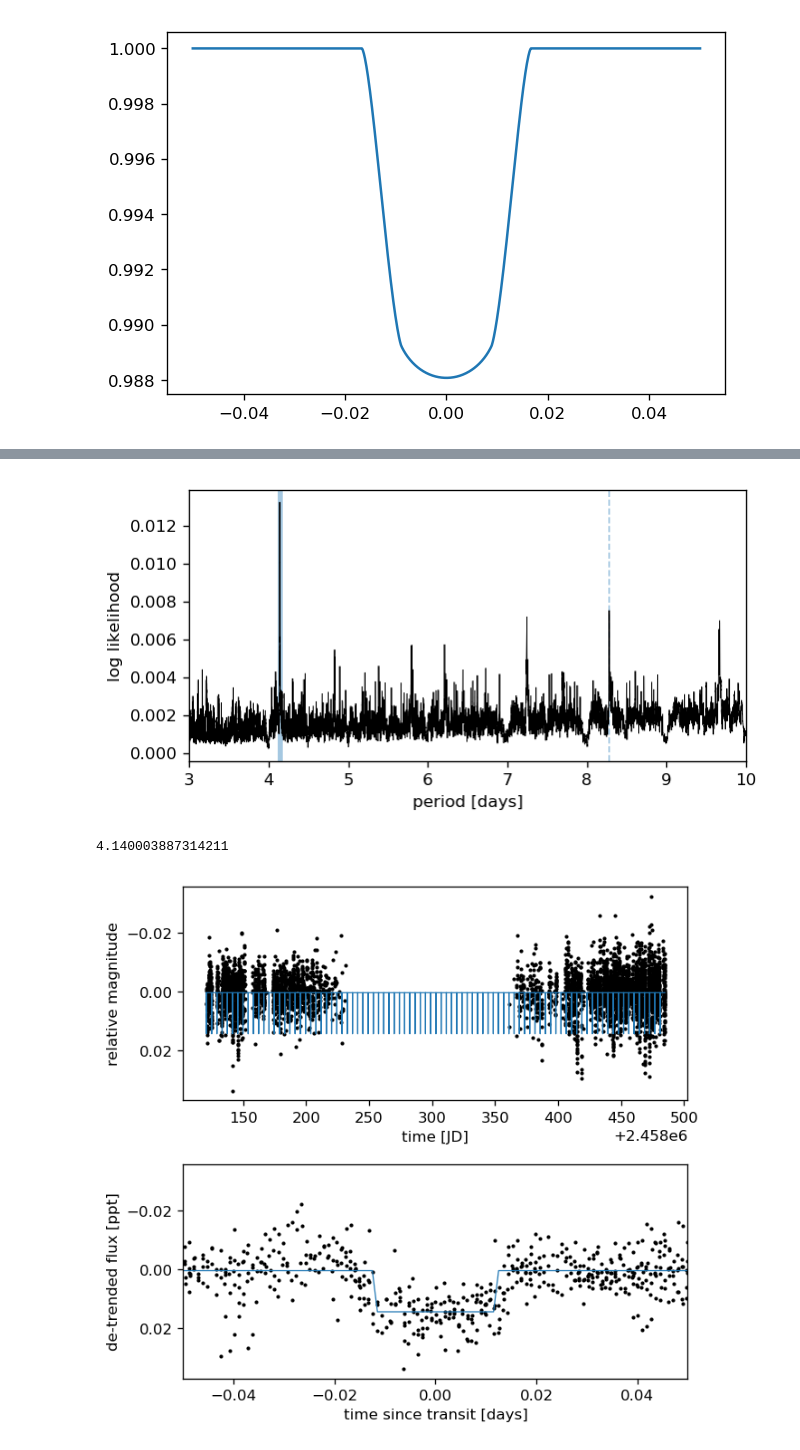
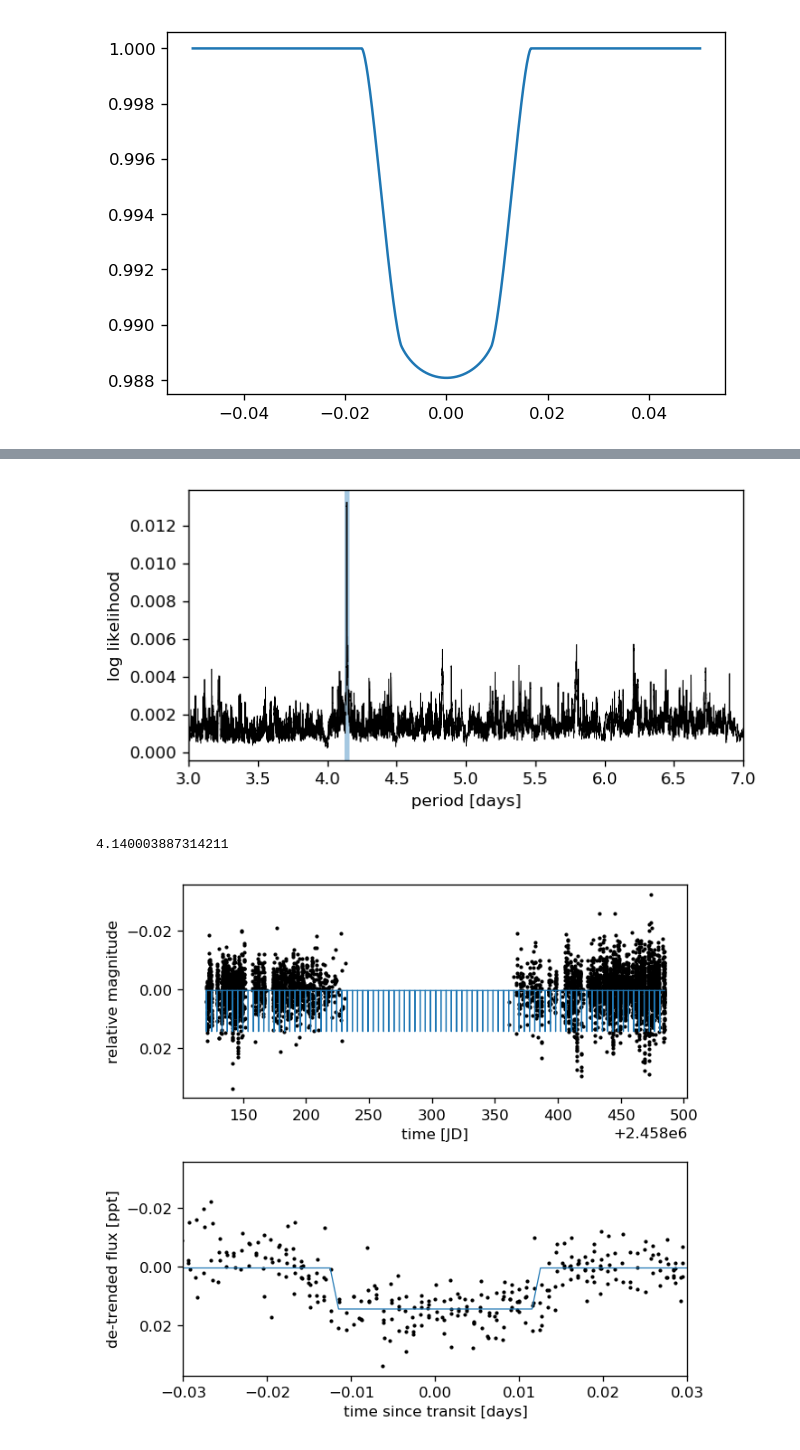
Before and after one commit to ruoyanwangdr/Dectection-of-Bright-Transiting-Exoplanet-with-MASCARA-TESS, a Jupyter notebook: ls_1359354.ipynb, the cells around one changed output, grey strips where cells are left out. Drawn from its saved outputs; the diff is of its cells as text; code cells hidden in the pictures.

```diff
--- a/ls_1359354.ipynb
+++ b/ls_1359354.ipynb
@@ -306,6 +305,8 @@ m.
 durations = np.linspace(0.01, 0.1, 20)
 model = BLS(lsc_jd, injected_mag*(-1))
 print(durations)
+results = model.autopower(durations, minimum_period=3, maximum_period=7, frequency_factor=5.0)
+print(results)
 # %% [output]
 [0.01       0.01473684 0.01947368 0.02421053 0.02894737 0.03368421
  0.03842105 0.04315789 0.04789474 0.05263158 0.05736842 0.06210526
@@ -314,3 +330,0 @@ print(durations)
-# %%
-results = model.autopower(durations, minimum_period=3, maximum_period=10, frequency_factor=5.0)
-print(results)
@@ -368,7 +347,7 @@ ax.set_xlim(results.period.min(), results.period.max())
 ax.set_xlabel("period [days]")
 ax.set_ylabel("log likelihood");
 # %% [output]
-[figure, old version]
+[figure, new version]
 # %%
 period
 # %% [output]
@@ -382,32 +361,32 @@ duration = results.duration[index]/period
 
 fig, axes = plt.subplots(2, 1, figsize=(6, 6))
 fig.subplots_adjust(hspace=0.3)
 
 # Plot the light curve and best-fit model
 ax = axes[0]
 ax.plot(lsc_jd, injected_mag, ".k", ms=3)
 x = np.linspace(lsc_jd.min(), lsc_jd.max(), 3*len(lsc_jd))
 f = model.model(x, period, duration, t0)*(-1)
 ax.plot(x, f, lw=0.75)
 #ax.set_xlim(lsc_jd.min(), lsc_jd.max())
 #ax.set_ylim(-1.52, 0.4)
 ax.invert_yaxis()
 ax.set_xlabel("time [JD]")
 ax.set_ylabel("relative magnitude");
 
 # Plot the folded data points within 0.5 days of the transit time
 ax = axes[1]
 #x = (t - t0 + 0.5*period) % period - 0.5*period
 #m = np.abs(x) < 0.5 * u.day
 ax.plot(phase, injected_mag, ".k", ms=3)
 
 # Over-plot the best fit model
 x = np.linspace(-0.5, 0.5, 1000)
 f = model.model(x + t0, period, duration, t0)*(-1)
 ax.plot(x, f, lw=0.75)
-ax.set_xlim(-0.05, 0.05)
+ax.set_xlim(-0.03, 0.03)
 ax.invert_yaxis()
 ax.set_xlabel("time since transit [days]")
 ax.set_ylabel("de-trended flux [ppt]");
 # %% [output]
-[figure, old version]
+[figure, new version]
```
Also changed, not shown: parts of 10 cells of this notebook.
